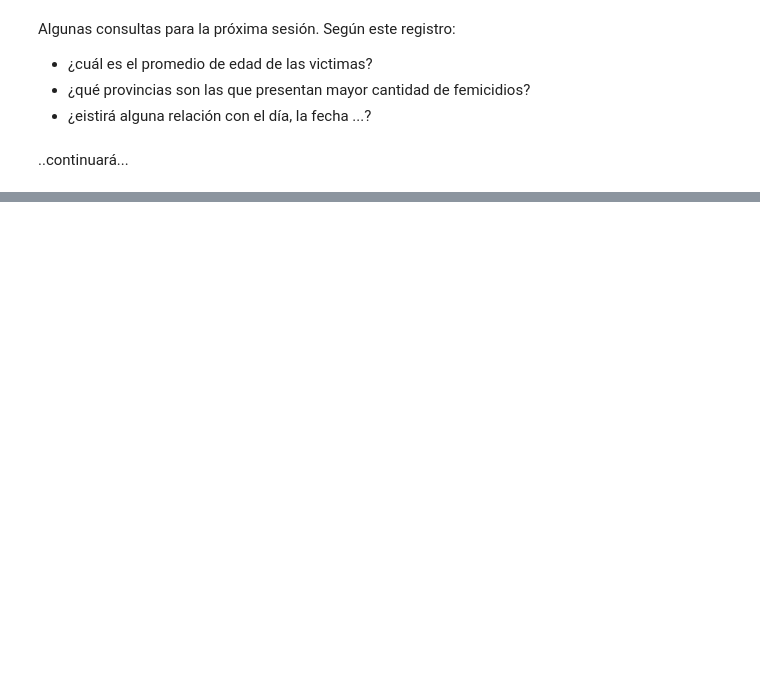
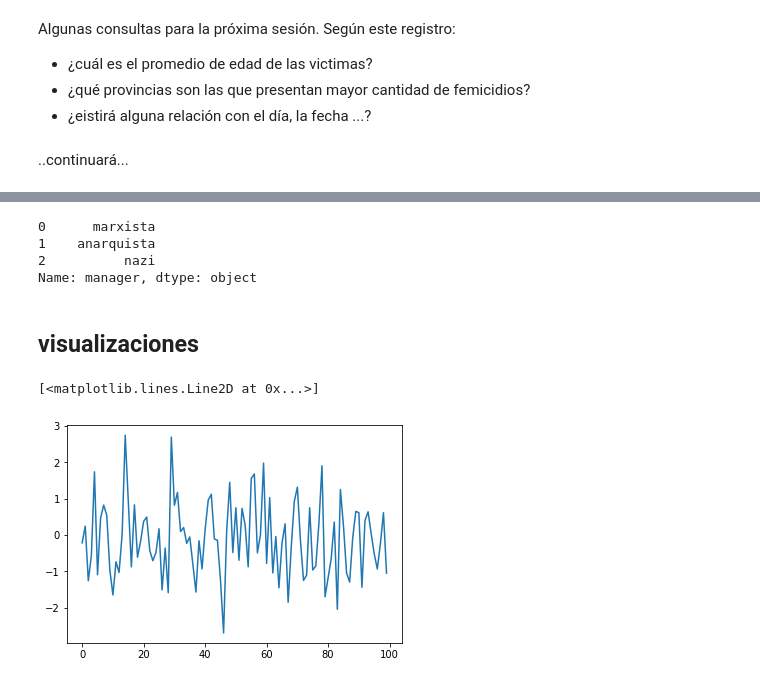
Before and after one commit to v44p/taller_datos, a Jupyter notebook: Taller_data.ipynb, the cells around one changed output, grey strips where cells are left out. Drawn from its saved outputs; the diff is of its cells as text; code cells hidden in the pictures; blank space fills up the shorter version.

Commit message:
se actualiza a la sesión4, instalar matplotlib

```diff
--- a/Taller_data.ipynb
+++ b/Taller_data.ipynb
@@ -393,0 +822,11 @@ Algunas consultas para la próxima sesión. Según este registro:
+# %%
+# por favor don Jupyter, me podría mapear la ideología ...
+
+departamento_df['manager'].map(ideologia)
+# %% [output]
+0      marxista
+1    anarquista
+2          nazi
+Name: manager, dtype: object
+# %% [markdown]
+## visualizaciones
@@ -393,0 +837,5 @@ Algunas consultas para la próxima sesión. Según este registro:
+# %%
+plt.plot(np.random.randn(100))
+# %% [output]
+[<matplotlib.lines.Line2D at 0x...>]
+[figure, added]
```
Also changed, not shown: parts of 73 cells of this notebook.
